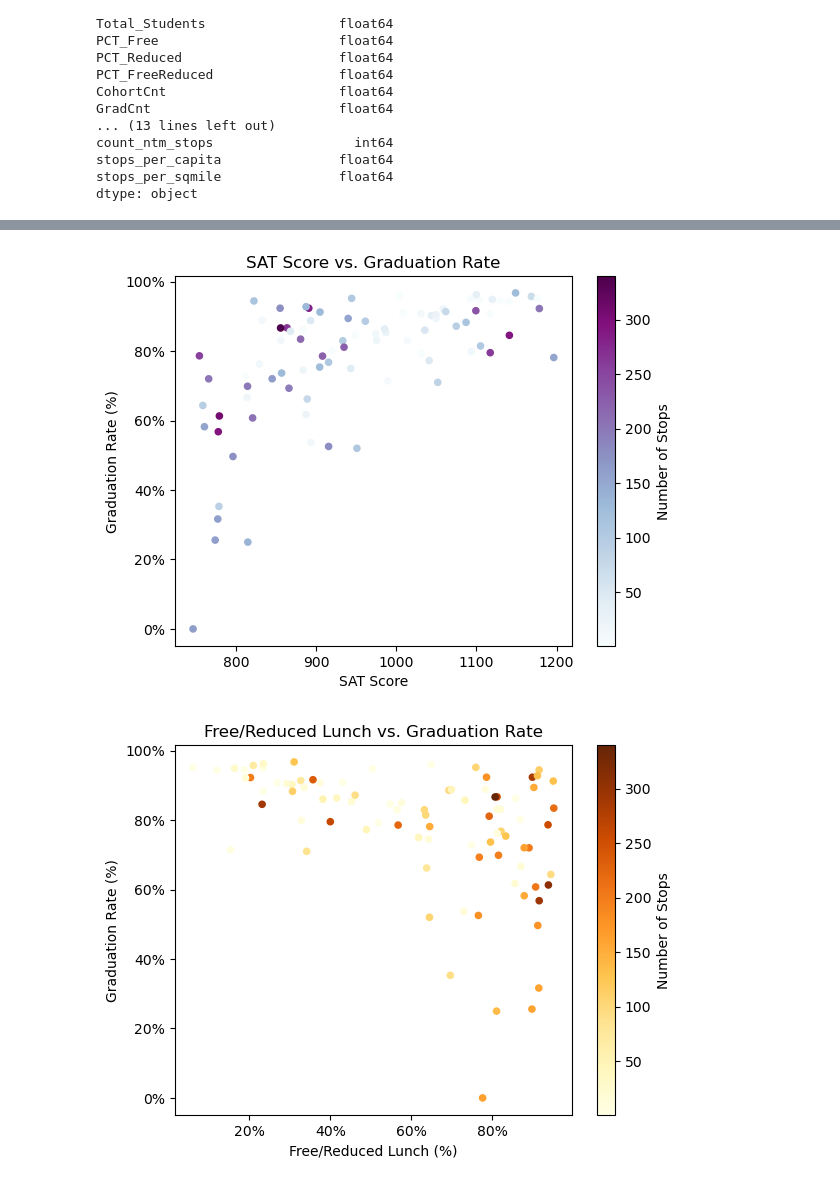
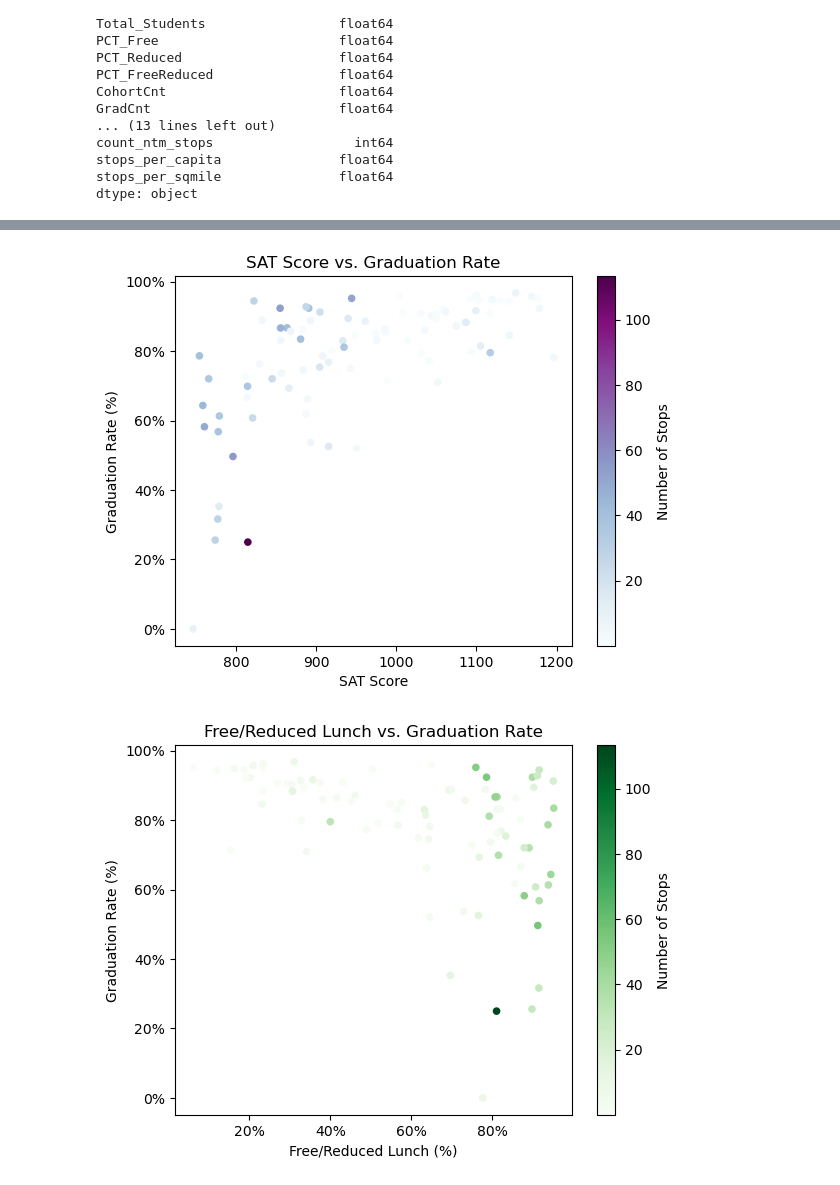
Before and after one commit to HLee12000/UpennDataProject1, a Jupyter notebook: DataVisualization.ipynb, the cells around one changed output, grey strips where cells are left out. Cells and saved outputs as stored; diff of their text form; code cells hidden in the pictures.

```diff
--- a/DataVisualization.ipynb
+++ b/DataVisualization.ipynb
@@ -70,7 +114,7 @@ freereduced_grad.yaxis.set_major_formatter(mtick.PercentFormatter(1.0, decimals=
 sat_grad = final_df.plot(kind="scatter",
                          x="FinalAllSbjtAveScore",
                          y="GradRate",
-                         c=final_df["count_ntm_stops"],
+                         c=final_df["stops_per_sqmile"],
                          colorbar=True,
                          cmap="BuPu",
                          grid=False,
@@ -81,21 +125,21 @@ clb = sat_grad.collections[0].colorbar
 clb.set_label("Number of Stops")
 sat_grad.yaxis.set_major_formatter(mtick.PercentFormatter(1.0, decimals=0))
 # %% [output]
-[figure, old version]
+[figure, new version]
 # %%
 reduced_grad_by_stops = final_df.plot(kind="scatter",
                          x="PCT_FreeReduced",
                          y="GradRate",
-                         c=final_df["count_ntm_stops"],
+                         c=final_df["stops_per_sqmile"],
                          colorbar=True,
-                         cmap="YlOrBr",
+                         cmap="Greens",
                          grid=False,
                          xlabel="Free/Reduced Lunch (%)",
                          ylabel="Graduation Rate (%)",
                          title="Free/Reduced Lunch vs. Graduation Rate")
 clb = reduced_grad_by_stops.collections[0].colorbar
 clb.set_label("Number of Stops")
 reduced_grad_by_stops.xaxis.set_major_formatter(mtick.PercentFormatter(1.0, decimals=0))
 reduced_grad_by_stops.yaxis.set_major_formatter(mtick.PercentFormatter(1.0, decimals=0))
 # %% [output]
-[figure, old version]
+[figure, new version]
```
Also changed, not shown: parts of 6 cells of this notebook.
